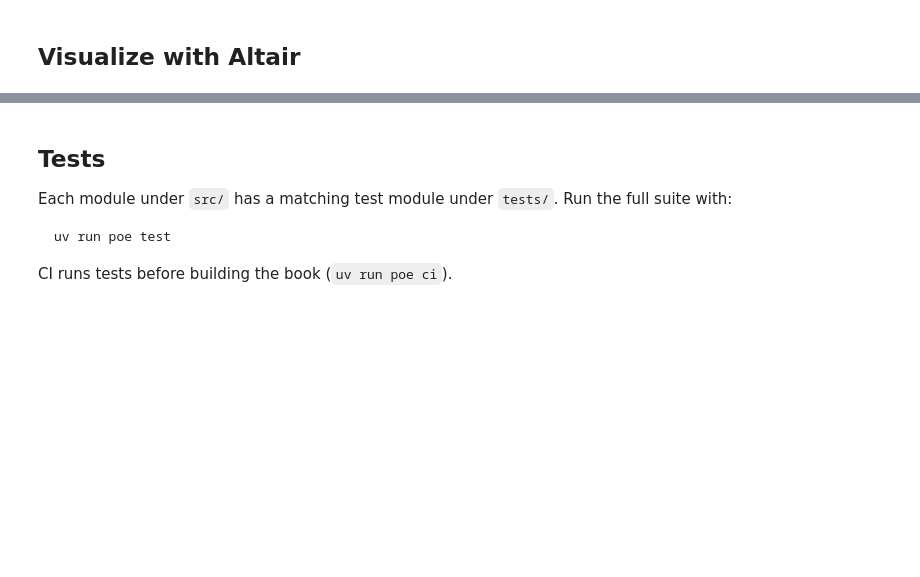
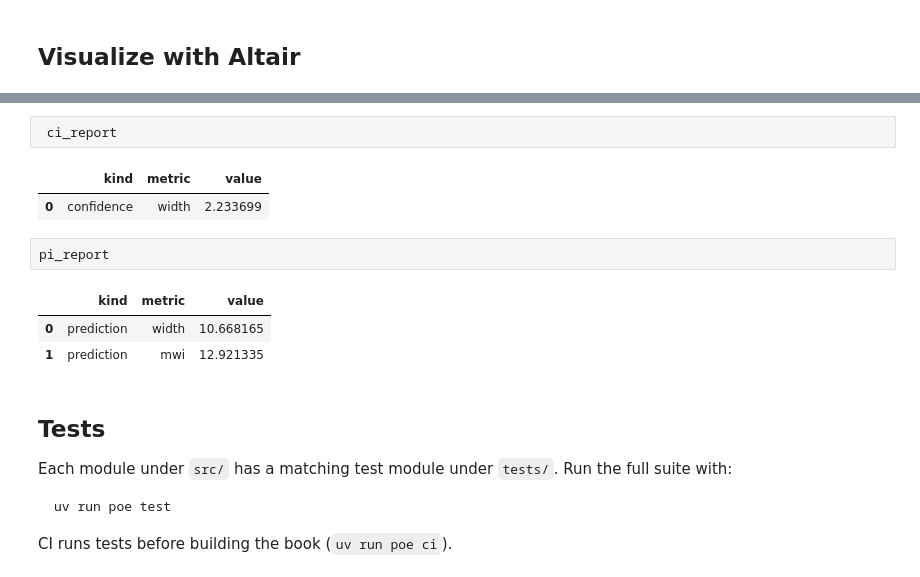
Before and after one commit to ELC/jupyter-book-template, a Jupyter notebook: book/chapters/03_using_src_code.ipynb, the cells around one changed output, grey strips where cells are left out. Cells and saved outputs as stored; diff of their text form; blank space fills up the shorter version.

```diff
--- a/book/chapters/03_using_src_code.ipynb
+++ b/book/chapters/03_using_src_code.ipynb
@@ -108,3 +156,14 @@ plot_intervals(split_data, predictions, ci, pi)
+# %%
+ ci_report
+# %% [output]
+|  | kind | metric | value |
+| 0 | confidence | width | 2.233699 |
+# %%
+pi_report
+# %% [output]
+|  | kind | metric | value |
+| 0 | prediction | width | 10.668165 |
+| 1 | prediction | mwi | 12.921335 |
 # %% [markdown]
 ## Tests
 
```
Also changed, not shown: parts of 7 cells of this notebook, 35 other files.
